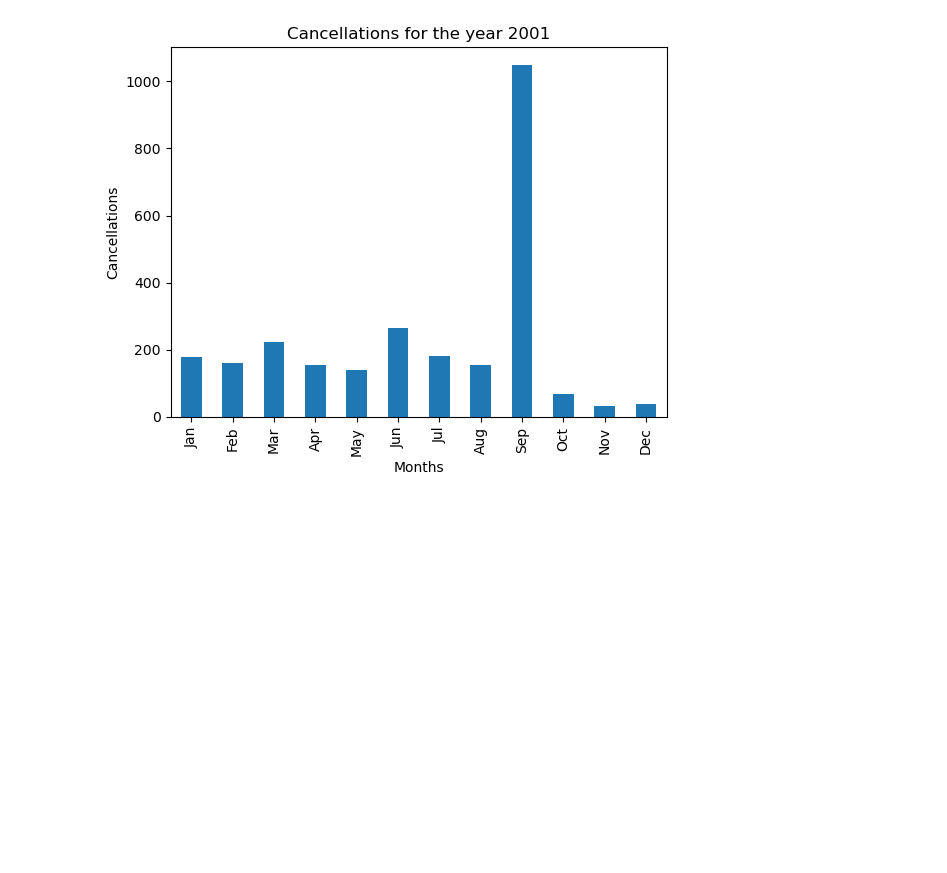
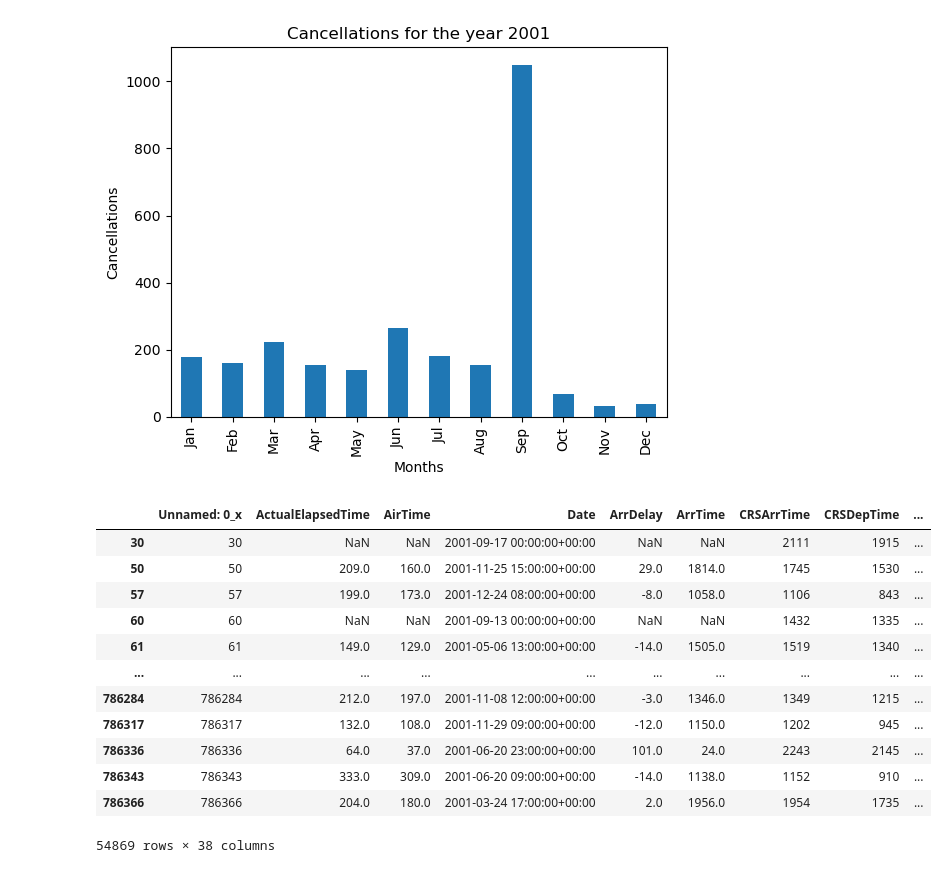
Before and after one commit to purcellcjp/module_7_project_1, a Jupyter notebook: Data/Main.ipynb, the cells around one changed output. Drawn from its saved outputs; the diff is of its cells as text; code cells hidden in the pictures; blank space fills up the shorter version.

```diff
--- a/Data/Main.ipynb
+++ b/Data/Main.ipynb
@@ -218,7 +218,19 @@ complete_df = pd.read_csv(complete_df)
 
 complete_df = complete_df.merge(weather_df, how='left', on='Date')
 complete_df
+complete_df = complete_df.drop(['Unnamed: 0_x', 'Unnamed: 0_y'], axis=1)
 complete_df.to_csv('final_df.csv')
+# %%
+#Optional replaces the Cancellation Code with the reason.
+#-------------------------------------------------------------
+
+complete_df = complete_df[['Date', 'CancellationCode', 'Cancelled', 'Dest','Temperature', 'Rain Fall', 'Snow Fall', 'Amount of Snow', 'Weather', "Wind Speed at 100m", "Wind Speed at 10m","Wind Gusts at 10m"]]
+complete_df.loc[complete_df["CancellationCode"] == "A", "CancellationCode"] = 'Carrier Caused'
+complete_df.loc[complete_df["CancellationCode"] == "B", "CancellationCode"] = 'Weather'
+complete_df.loc[complete_df["CancellationCode"] == "C", "CancellationCode"] = 'National Aviation System'
+complete_df.loc[complete_df["CancellationCode"] == "D", "CancellationCode"] = 'Security'
+complete_df = complete_df.fillna('No Cancellation')
+complete_df.to_csv('final_df.csv')
 # %%
 #creating a dataframe for each year.
 #---------------------------------------------------------------------------------------------------
@@ -254,3 +266,19 @@ def cancel(years):
 cancel(year_2001)
 # %% [output]
 [figure]
+# %%
+year_2001
+# %% [output]
+|  | Unnamed: 0_x | ActualElapsedTime | AirTime | Date | ArrDelay | ArrTime | CRSArrTime | CRSDepTime | ... |
+| 30 | 30 | NaN | NaN | 2001-09-17 00:00:00+00:00 | NaN | NaN | 2111 | 1915 | ... |
+| 50 | 50 | 209.0 | 160.0 | 2001-11-25 15:00:00+00:00 | 29.0 | 1814.0 | 1745 | 1530 | ... |
+| 57 | 57 | 199.0 | 173.0 | 2001-12-24 08:00:00+00:00 | -8.0 | 1058.0 | 1106 | 843 | ... |
+| 60 | 60 | NaN | NaN | 2001-09-13 00:00:00+00:00 | NaN | NaN | 1432 | 1335 | ... |
+| 61 | 61 | 149.0 | 129.0 | 2001-05-06 13:00:00+00:00 | -14.0 | 1505.0 | 1519 | 1340 | ... |
+| ... | ... | ... | ... | ... | ... | ... | ... | ... | ... |
+| 786284 | 786284 | 212.0 | 197.0 | 2001-11-08 12:00:00+00:00 | -3.0 | 1346.0 | 1349 | 1215 | ... |
+| 786317 | 786317 | 132.0 | 108.0 | 2001-11-29 09:00:00+00:00 | -12.0 | 1150.0 | 1202 | 945 | ... |
+| 786336 | 786336 | 64.0 | 37.0 | 2001-06-20 23:00:00+00:00 | 101.0 | 24.0 | 2243 | 2145 | ... |
+| 786343 | 786343 | 333.0 | 309.0 | 2001-06-20 09:00:00+00:00 | -14.0 | 1138.0 | 1152 | 910 | ... |
+| 786366 | 786366 | 204.0 | 180.0 | 2001-03-24 17:00:00+00:00 | 2.0 | 1956.0 | 1954 | 1735 | ... |
+54869 rows × 38 columns
```
Also changed, not shown: parts of 2 cells of this notebook.
